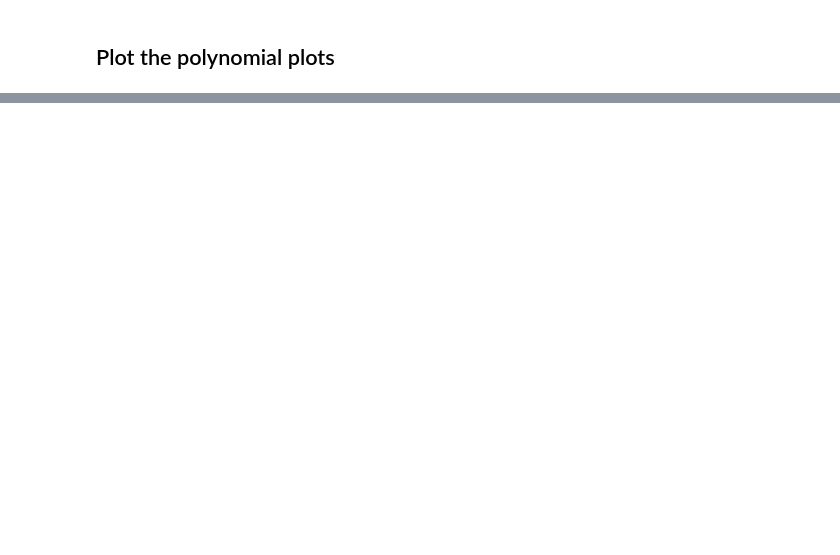
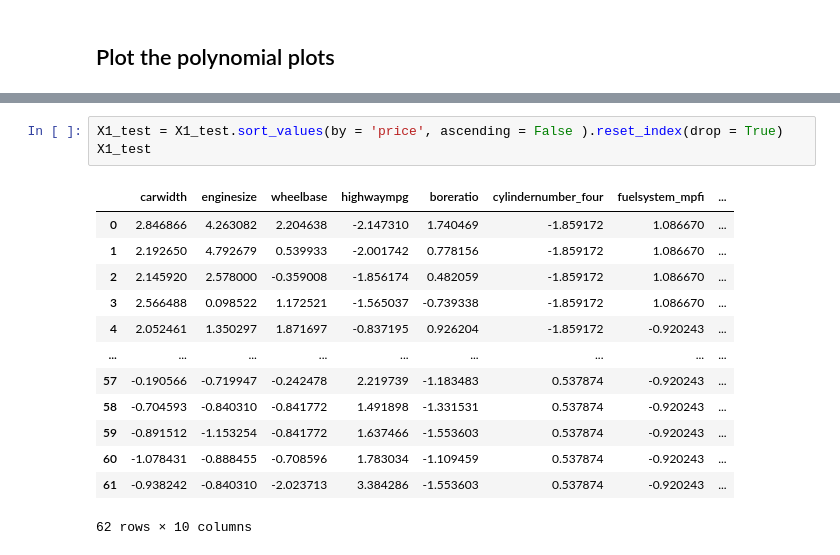
Before and after one commit to notfakearcher/yanjun, a Jupyter notebook: 01_topics/machine_learning/regression /polynomal.ipynb, the cells around one changed output, grey strips where cells are left out. Cells and saved outputs as stored; diff of their text form; blank space fills up the shorter version.

```diff
--- a/01_topics/machine_learning/regression /polynomal.ipynb
+++ b/01_topics/machine_learning/regression /polynomal.ipynb
@@ -249,0 +289,17 @@ r2_score(y_test, y_predict)
+# %%
+X1_test = X1_test.sort_values(by = 'price', ascending = False ).reset_index(drop = True)
+X1_test
+# %% [output]
+|  | carwidth | enginesize | wheelbase | highwaympg | boreratio | cylindernumber_four | fuelsystem_mpfi | ... |
+| 0 | 2.846866 | 4.263082 | 2.204638 | -2.147310 | 1.740469 | -1.859172 | 1.086670 | ... |
+| 1 | 2.192650 | 4.792679 | 0.539933 | -2.001742 | 0.778156 | -1.859172 | 1.086670 | ... |
+| 2 | 2.145920 | 2.578000 | -0.359008 | -1.856174 | 0.482059 | -1.859172 | 1.086670 | ... |
+| 3 | 2.566488 | 0.098522 | 1.172521 | -1.565037 | -0.739338 | -1.859172 | 1.086670 | ... |
+| 4 | 2.052461 | 1.350297 | 1.871697 | -0.837195 | 0.926204 | -1.859172 | -0.920243 | ... |
+| ... | ... | ... | ... | ... | ... | ... | ... | ... |
+| 57 | -0.190566 | -0.719947 | -0.242478 | 2.219739 | -1.183483 | 0.537874 | -0.920243 | ... |
+| 58 | -0.704593 | -0.840310 | -0.841772 | 1.491898 | -1.331531 | 0.537874 | -0.920243 | ... |
+| 59 | -0.891512 | -1.153254 | -0.841772 | 1.637466 | -1.553603 | 0.537874 | -0.920243 | ... |
+| 60 | -1.078431 | -0.888455 | -0.708596 | 1.783034 | -1.109459 | 0.537874 | -0.920243 | ... |
+| 61 | -0.938242 | -0.840310 | -2.023713 | 3.384286 | -1.553603 | 0.537874 | -0.920243 | ... |
+62 rows × 10 columns
```
Also changed, not shown: parts of 22 cells of this notebook.
